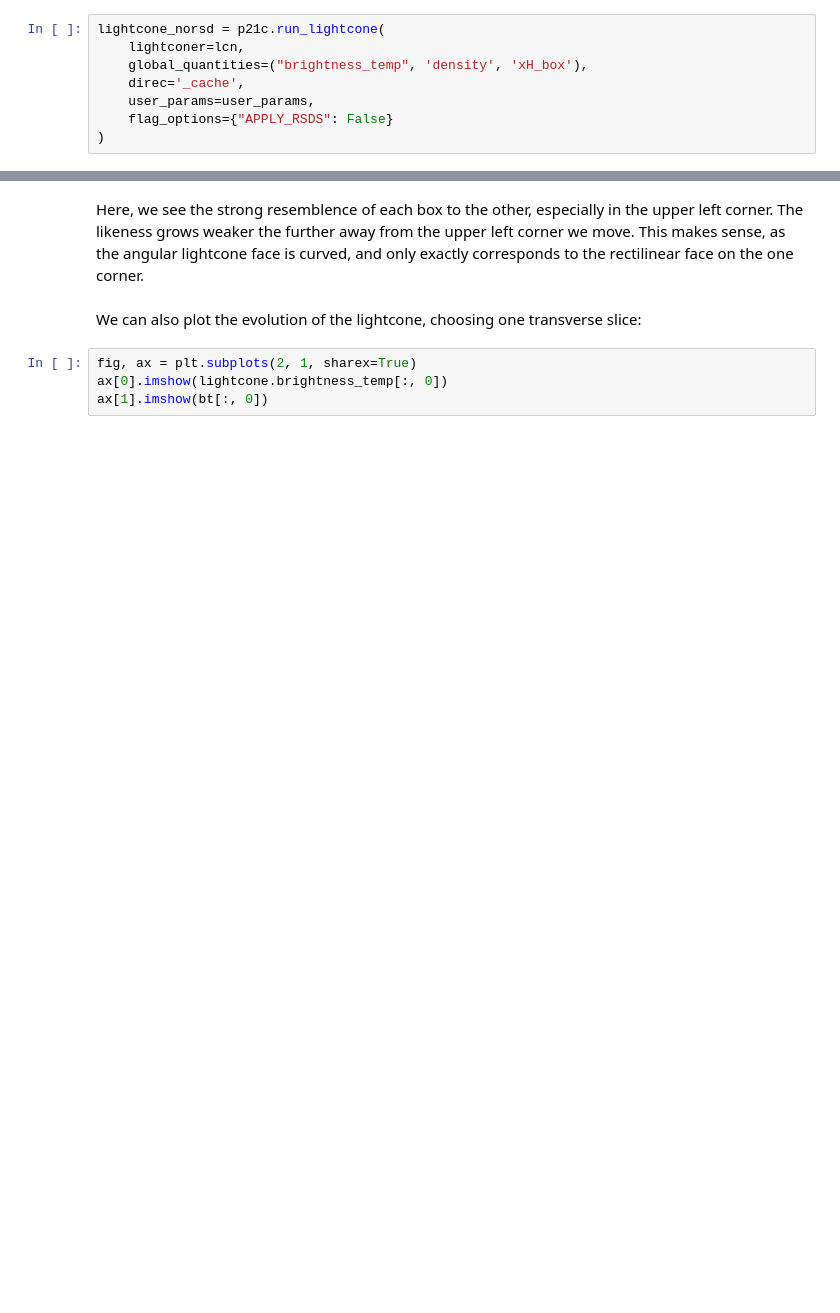
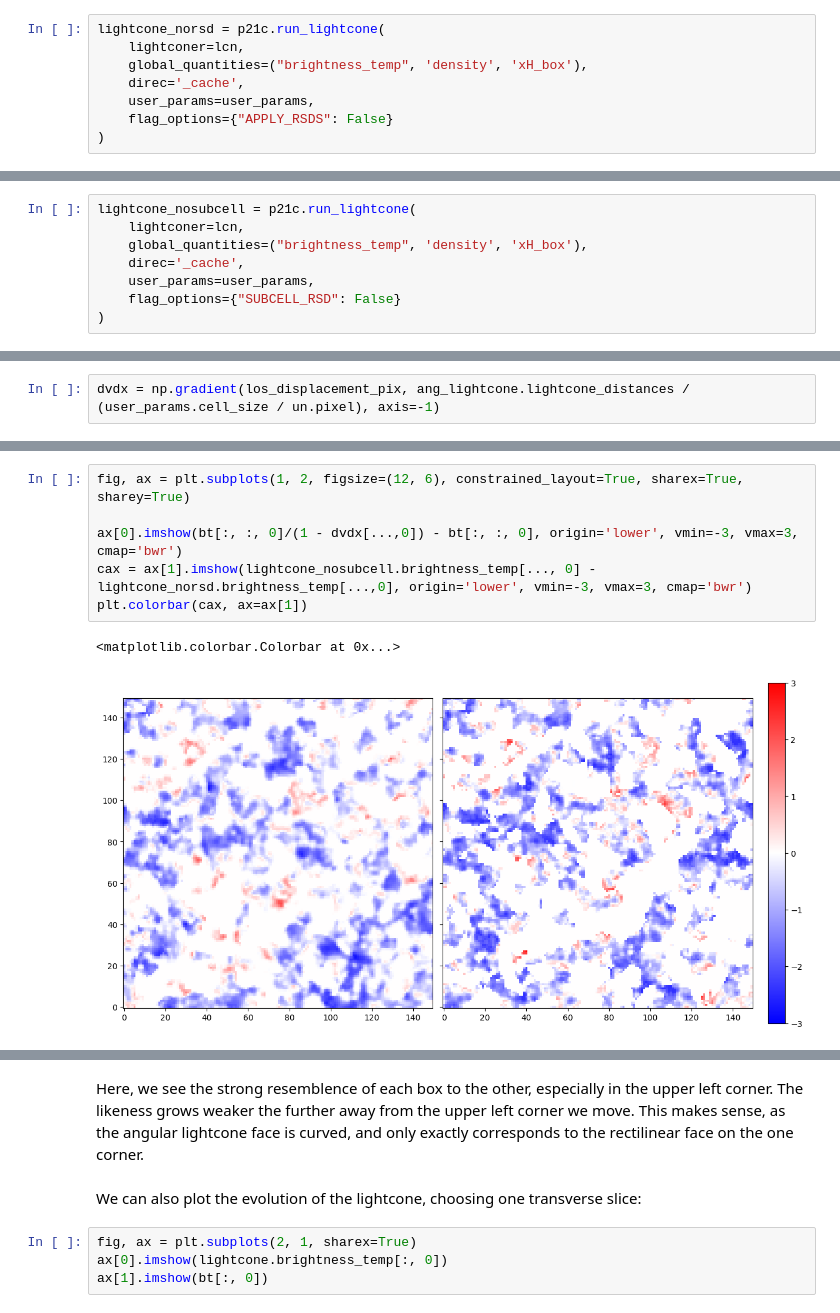
Before and after one commit to 21cmfast/21cmFAST, a Jupyter notebook: docs/tutorials/lightcones.ipynb, the cells around one changed output, grey strips where cells are left out. Saved outputs shown, nothing was run; the diff lists cells and outputs as text; blank space fills up the shorter version.

```diff
--- a/docs/tutorials/lightcones.ipynb
+++ b/docs/tutorials/lightcones.ipynb
@@ -183,0 +166,8 @@ plt.colorbar()
+# %%
+lightcone_nosubcell = p21c.run_lightcone(
+    lightconer=lcn,
+    global_quantities=("brightness_temp", 'density', 'xH_box'),
+    direc='_cache',
+    user_params=user_params,
+    flag_options={"SUBCELL_RSD": False}
+)
@@ -183,0 +197,2 @@ plt.colorbar()
+# %%
+dvdx = np.gradient(los_displacement_pix, ang_lightcone.lightcone_distances / (user_params.cell_size / un.pixel), axis=-1)
@@ -183,0 +203,9 @@ plt.colorbar()
+# %%
+fig, ax = plt.subplots(1, 2, figsize=(12, 6), constrained_layout=True, sharex=True, sharey=True)
+
+ax[0].imshow(bt[:, :, 0]/(1 - dvdx[...,0]) - bt[:, :, 0], origin='lower', vmin=-3, vmax=3, cmap='bwr')
+cax = ax[1].imshow(lightcone_nosubcell.brightness_temp[..., 0] - lightcone_norsd.brightness_temp[...,0], origin='lower', vmin=-3, vmax=3, cmap='bwr')
+plt.colorbar(cax, ax=ax[1])
+# %% [output]
+<matplotlib.colorbar.Colorbar at 0x...>
+[figure, added]
```
Also changed, not shown: parts of 20 cells of this notebook, 2 other files.
